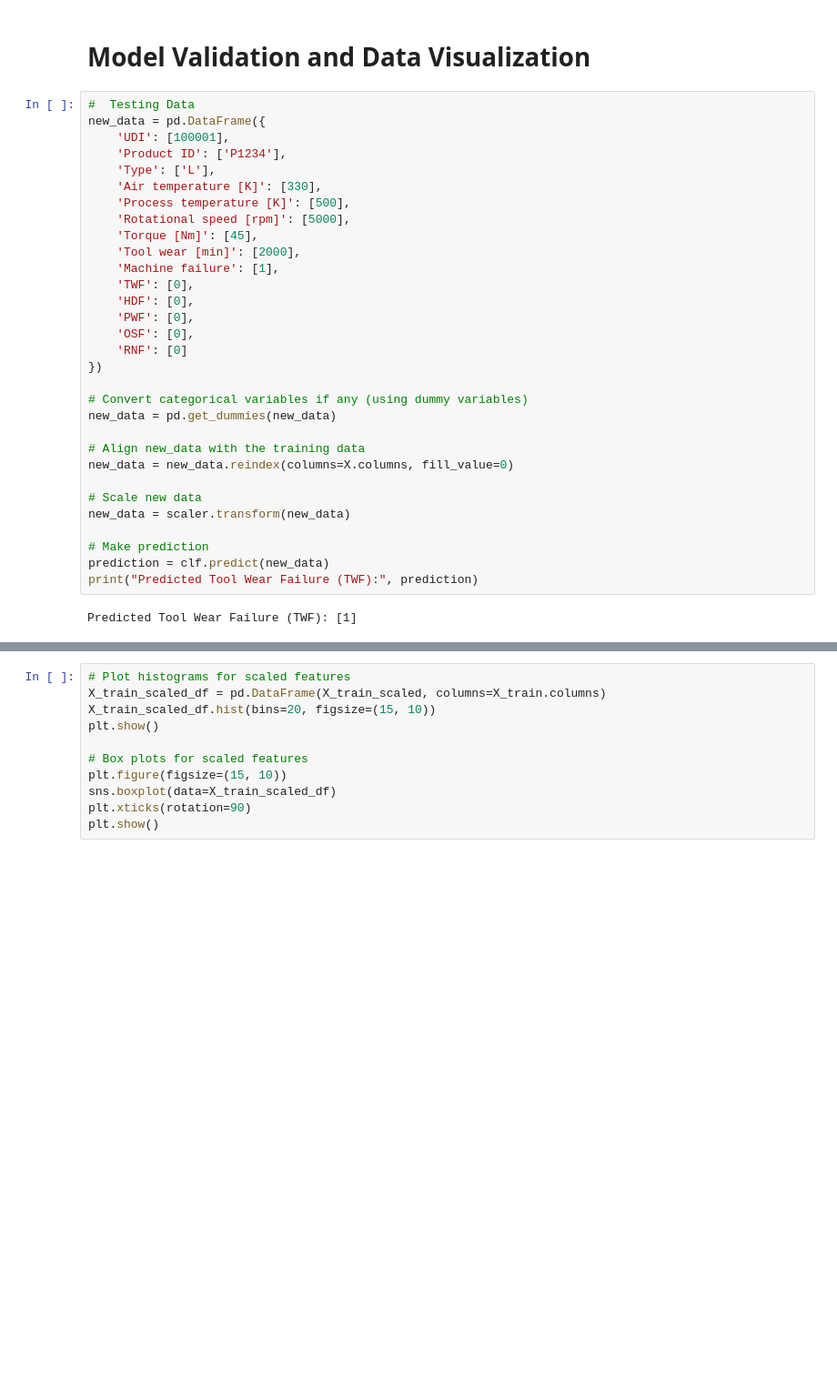
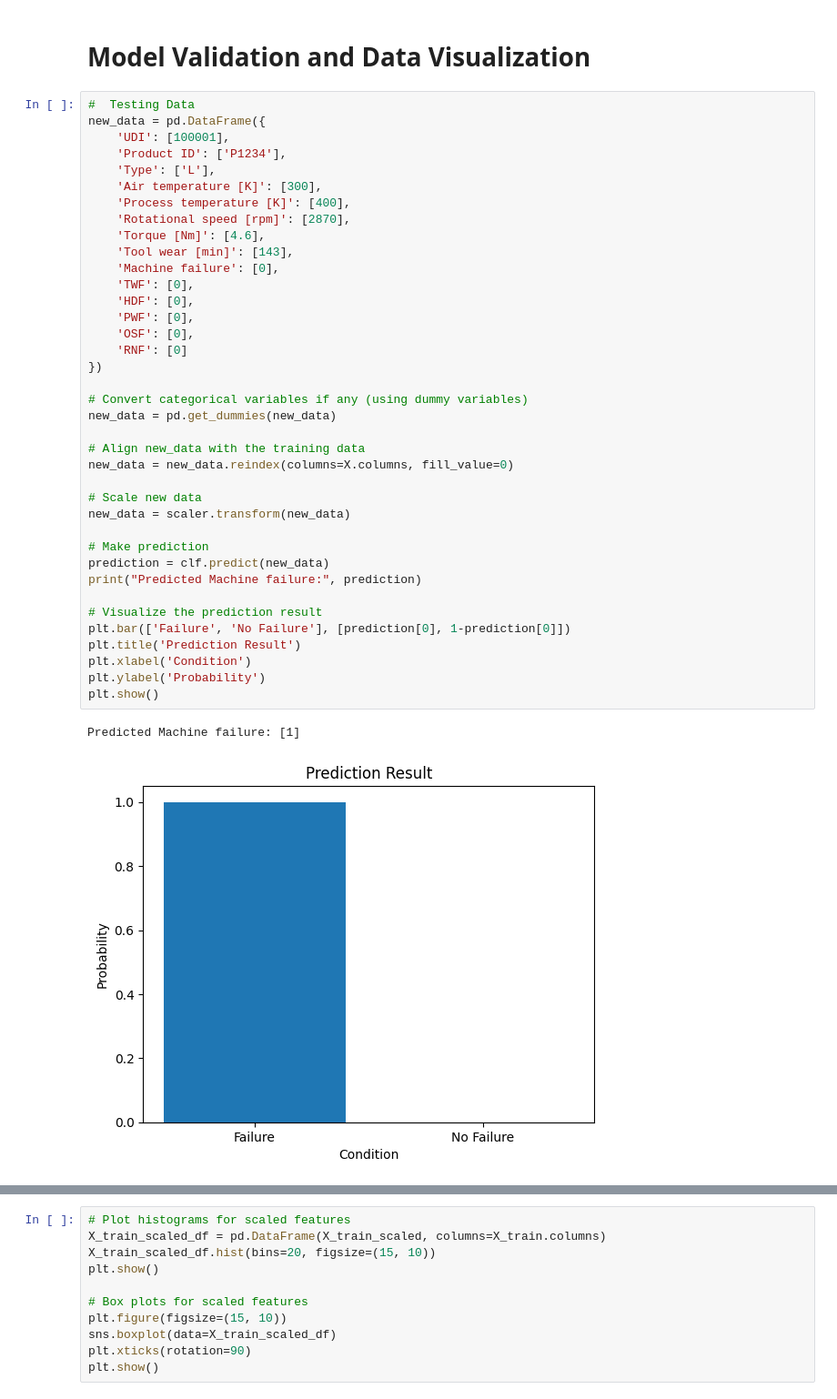
Before and after one commit to raihanghifariw/SIC-TechAssign, a Jupyter notebook: TechAssignment2/TechnicalAssignment2_ML_RaihanGhifariWinata.ipynb, the cells around one changed output, grey strips where cells are left out. Shown at 91% size. Drawn from its saved outputs; the diff is of its cells as text; blank space fills up the shorter version.

```diff
--- a/TechAssignment2/TechnicalAssignment2_ML_RaihanGhifariWinata.ipynb
+++ b/TechAssignment2/TechnicalAssignment2_ML_RaihanGhifariWinata.ipynb
@@ -168,36 +173,44 @@ weighted avg       1.00      1.00      1.00      2000
 # %%
 #  Testing Data
 new_data = pd.DataFrame({
     'UDI': [100001],
     'Product ID': ['P1234'],
     'Type': ['L'],
-    'Air temperature [K]': [330],
-    'Process temperature [K]': [500],
-    'Rotational speed [rpm]': [5000],
-    'Torque [Nm]': [45],
-    'Tool wear [min]': [2000],
-    'Machine failure': [1],
+    'Air temperature [K]': [300],
+    'Process temperature [K]': [400],
+    'Rotational speed [rpm]': [2870],
+    'Torque [Nm]': [4.6],
+    'Tool wear [min]': [143],
+    'Machine failure': [0],
     'TWF': [0],
     'HDF': [0],
     'PWF': [0],
     'OSF': [0],
     'RNF': [0]
 })
 
 # Convert categorical variables if any (using dummy variables)
 new_data = pd.get_dummies(new_data)
 
 # Align new_data with the training data
 new_data = new_data.reindex(columns=X.columns, fill_value=0)
 
 # Scale new data
 new_data = scaler.transform(new_data)
 
 # Make prediction
 prediction = clf.predict(new_data)
-print("Predicted Tool Wear Failure (TWF):", prediction)
+print("Predicted Machine failure:", prediction)
+
+# Visualize the prediction result
+plt.bar(['Failure', 'No Failure'], [prediction[0], 1-prediction[0]])
+plt.title('Prediction Result')
+plt.xlabel('Condition')
+plt.ylabel('Probability')
+plt.show()
 # %% [output]
-Predicted Tool Wear Failure (TWF): [1]
+Predicted Machine failure: [1]
+[figure, added]
 # %%
 # Predictions
 y_pred = (clf.predict(X_test_scaled) > 0.5).astype("int32")
```
Also changed, not shown: parts of 6 cells of this notebook.
